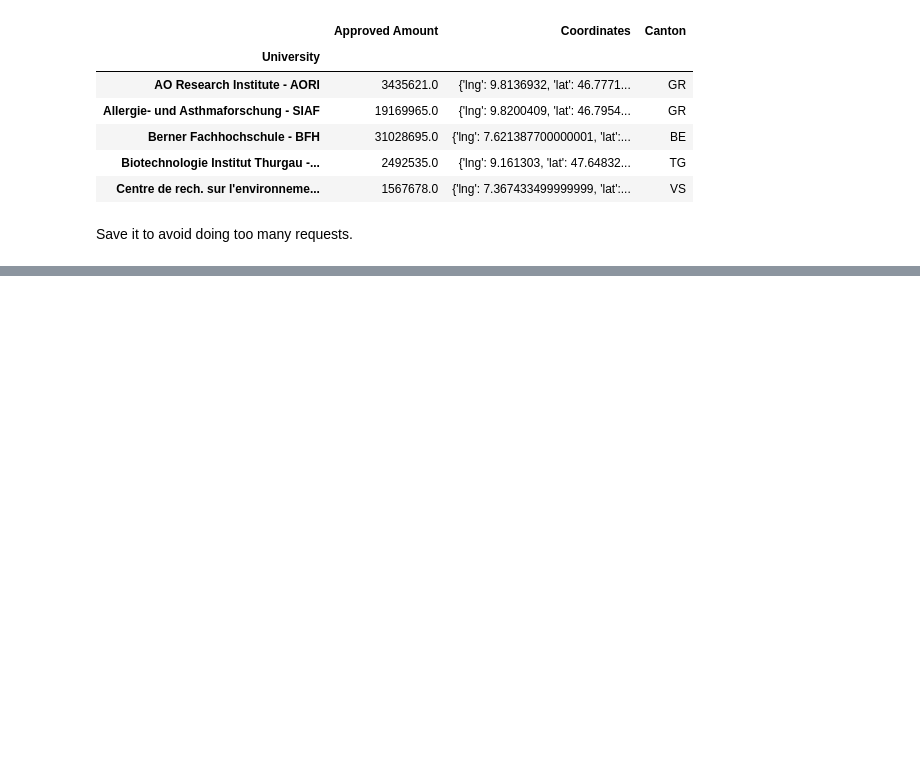
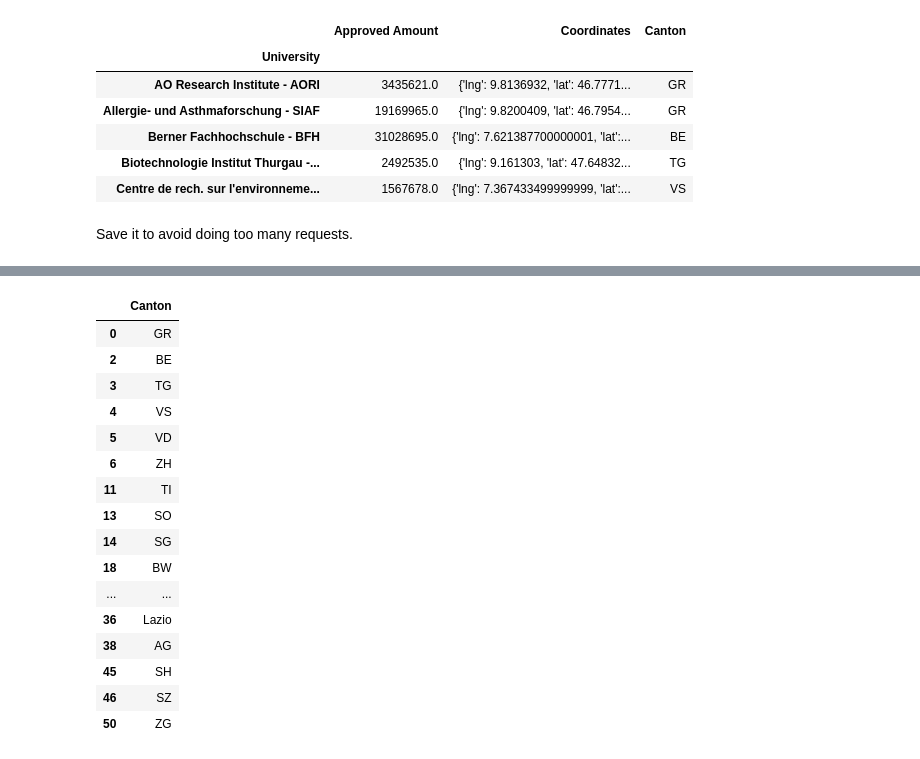
Before and after one commit to bojbilla/AdaHomeworks, a Jupyter notebook: 03 - Interactive Viz/HW3.ipynb, the cells around one changed output, grey strips where cells are left out. Saved outputs shown, nothing was run; the diff lists cells and outputs as text; code cells hidden in the pictures; blank space fills up the shorter version.

```diff
--- a/03 - Interactive Viz/HW3.ipynb
+++ b/03 - Interactive Viz/HW3.ipynb
@@ -185,0 +336,20 @@ Weitere Spitäler - ASPIT
+# %%
+grants_with_cantons[['Canton']].drop_duplicates()
+# %% [output]
+|  | Canton |
+| 0 | GR |
+| 2 | BE |
+| 3 | TG |
+| 4 | VS |
+| 5 | VD |
+| 6 | ZH |
+| 11 | TI |
+| 13 | SO |
+| 14 | SG |
+| 18 | BW |
+| ... | ... |
+| 36 | Lazio |
+| 38 | AG |
+| 45 | SH |
+| 46 | SZ |
+| 50 | ZG |
```
Also changed, not shown: parts of 31 cells of this notebook, 2 other files.
